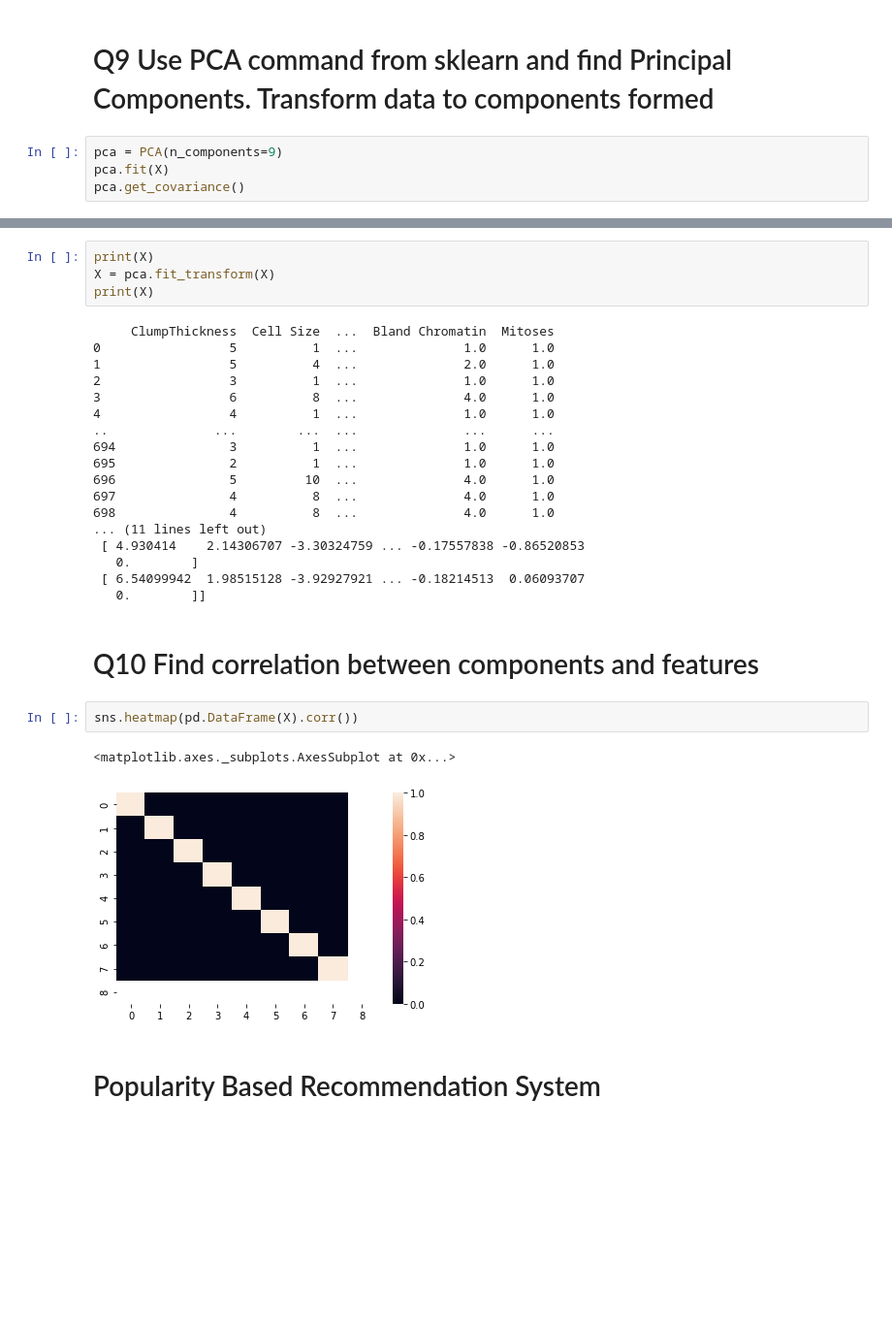
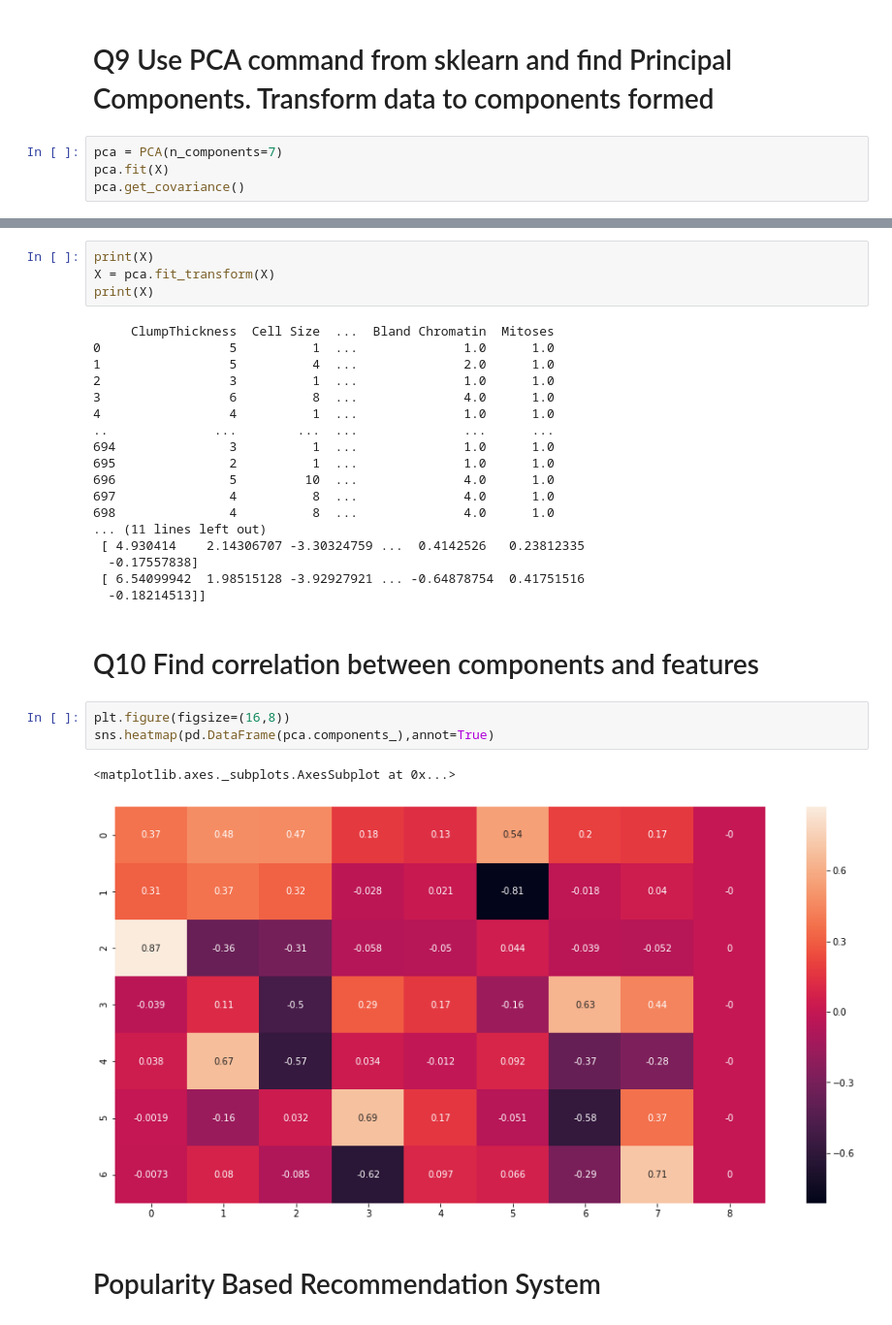
Before and after one commit to GreatLearningAIML1/bangalore-aug19-batch-knightriderX, a Jupyter notebook: Residency5/R5_Internal_Lab_PCA_PBRS_KG_Solutions.ipynb, the cells around one changed output, grey strips where cells are left out. Shown at 97% size. Saved outputs shown, nothing was run; the diff lists cells and outputs as text; blank space fills up the shorter version.

```diff
--- a/Residency5/R5_Internal_Lab_PCA_PBRS_KG_Solutions.ipynb
+++ b/Residency5/R5_Internal_Lab_PCA_PBRS_KG_Solutions.ipynb
@@ -440,7 +440,7 @@ plt.show()
 # %% [markdown]
 # Q9 Use PCA command from sklearn and find Principal Components. Transform data to components formed
 # %%
-pca = PCA(n_components=9)
+pca = PCA(n_components=7)
 pca.fit(X)
 pca.get_covariance()
 # %% [output]
@@ -480,17 +485,18 @@ print(X)
 697               4          8  ...              4.0      1.0
 698               4          8  ...              4.0      1.0
 ... (11 lines left out)
- [ 4.930414    2.14306707 -3.30324759 ... -0.17557838 -0.86520853
-   0.        ]
- [ 6.54099942  1.98515128 -3.92927921 ... -0.18214513  0.06093707
-   0.        ]]
+ [ 4.930414    2.14306707 -3.30324759 ...  0.4142526   0.23812335
+  -0.17557838]
+ [ 6.54099942  1.98515128 -3.92927921 ... -0.64878754  0.41751516
+  -0.18214513]]
 # %% [markdown]
 # Q10 Find correlation between components and features
-# %%
-sns.heatmap(pd.DataFrame(X).corr())
-# %% [output]
-<matplotlib.axes._subplots.AxesSubplot at 0x...>
-[figure, removed]
+# %%
+plt.figure(figsize=(16,8))
+sns.heatmap(pd.DataFrame(pca.components_),annot=True)
+# %% [output]
+<matplotlib.axes._subplots.AxesSubplot at 0x...>
+[figure, added]
 # %% [markdown]
 # Popularity Based Recommendation System
 # %% [markdown]
```
Also changed, not shown: parts of 12 cells of this notebook.
